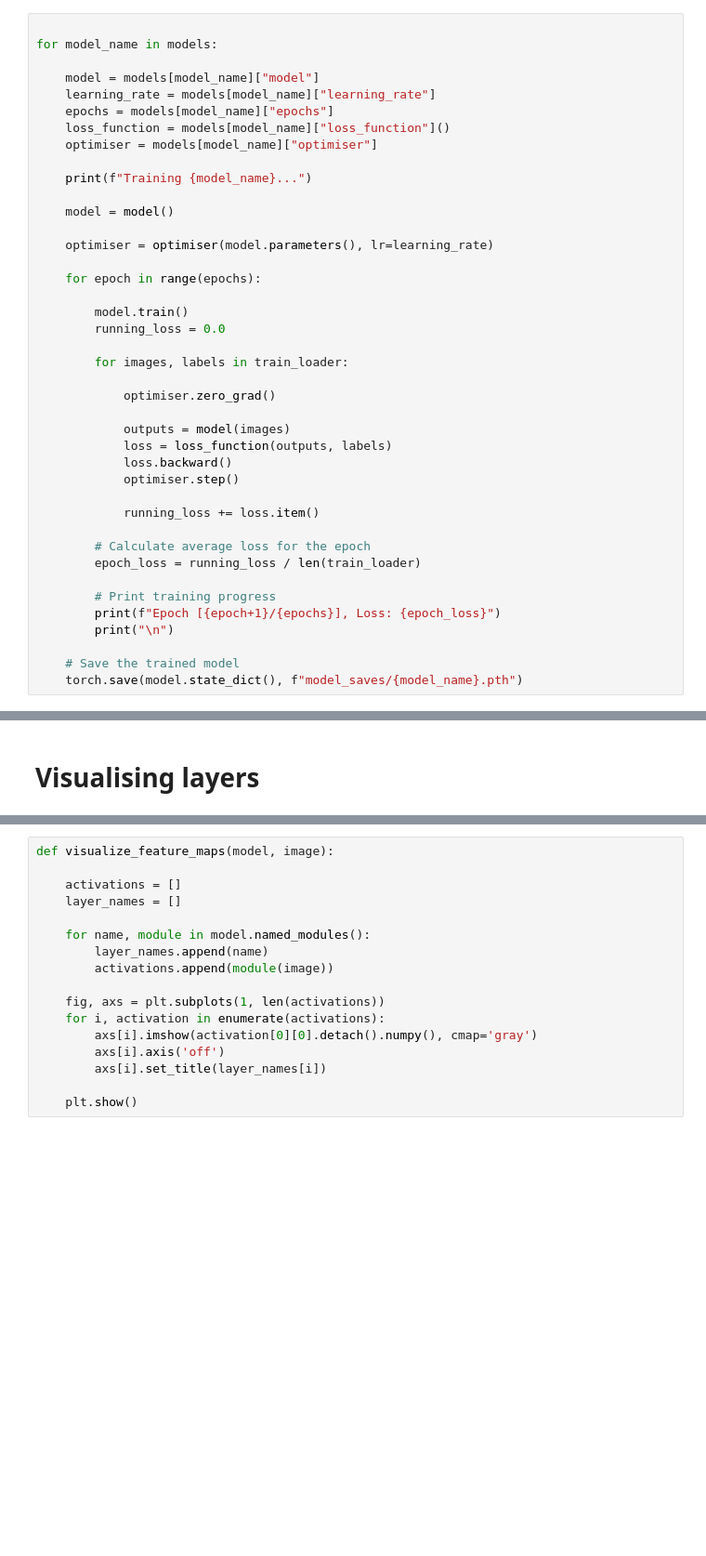
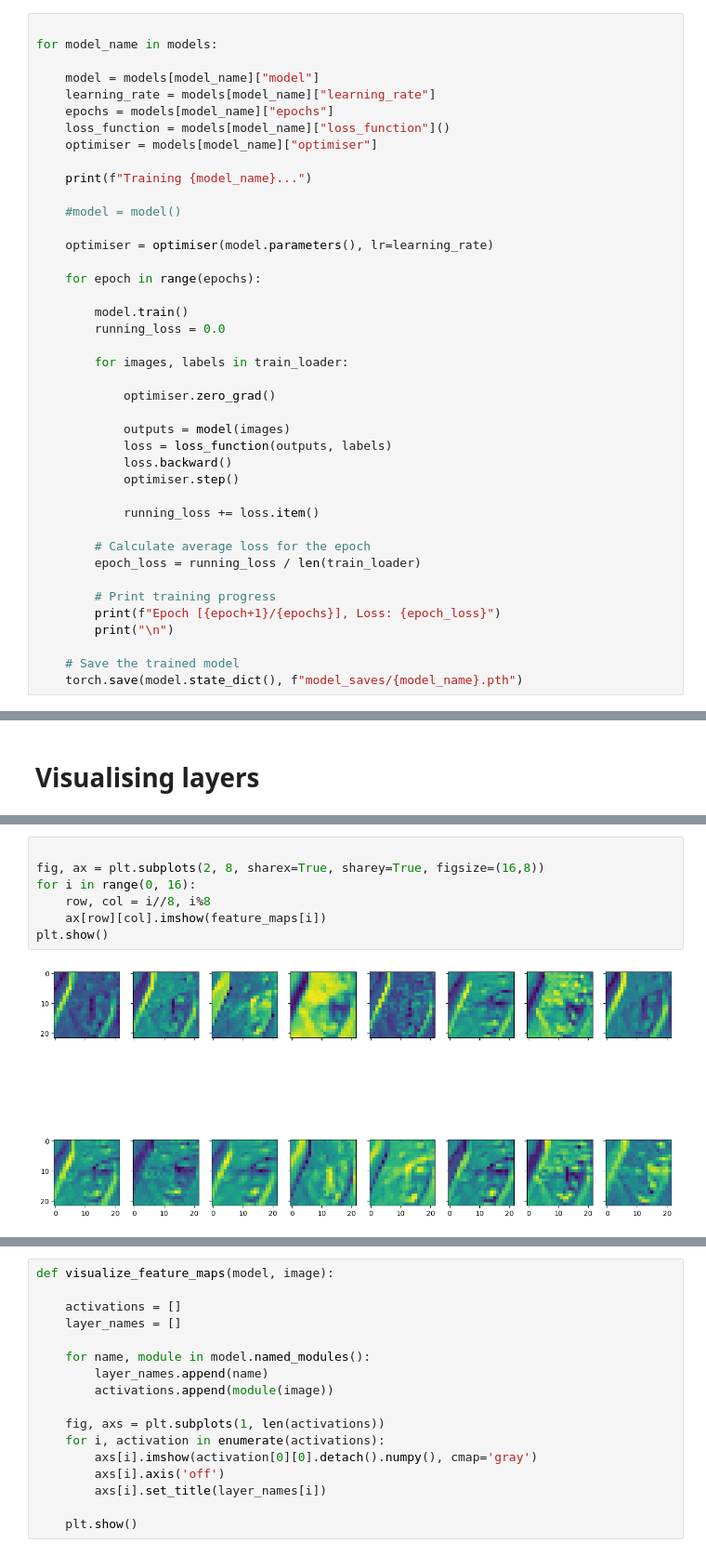
Before and after one commit to Diyon335/EmotionRecognition, a Jupyter notebook: Didascalou_Wickrameratne_Second_Assignment_CV2023.ipynb, the cells around one changed output, grey strips where cells are left out. Shown at 93% size. Drawn from its saved outputs; the diff is of its cells as text; blank space fills up the shorter version.

```diff
--- a/Didascalou_Wickrameratne_Second_Assignment_CV2023.ipynb
+++ b/Didascalou_Wickrameratne_Second_Assignment_CV2023.ipynb
@@ -82,7 +367,7 @@ for model_name in models:
 
     print(f"Training {model_name}...")
 
-    model = model()
+    #model = model()
 
     optimiser = optimiser(model.parameters(), lr=learning_rate)
 
@@ -195,0 +487,9 @@ F1 Score: 0.5189659870676103
+# %%
+
+fig, ax = plt.subplots(2, 8, sharex=True, sharey=True, figsize=(16,8))
+for i in range(0, 16):
+    row, col = i//8, i%8
+    ax[row][col].imshow(feature_maps[i])
+plt.show()
+# %% [output]
+[figure, added]
```
Also changed, not shown: parts of 9 cells of this notebook.
